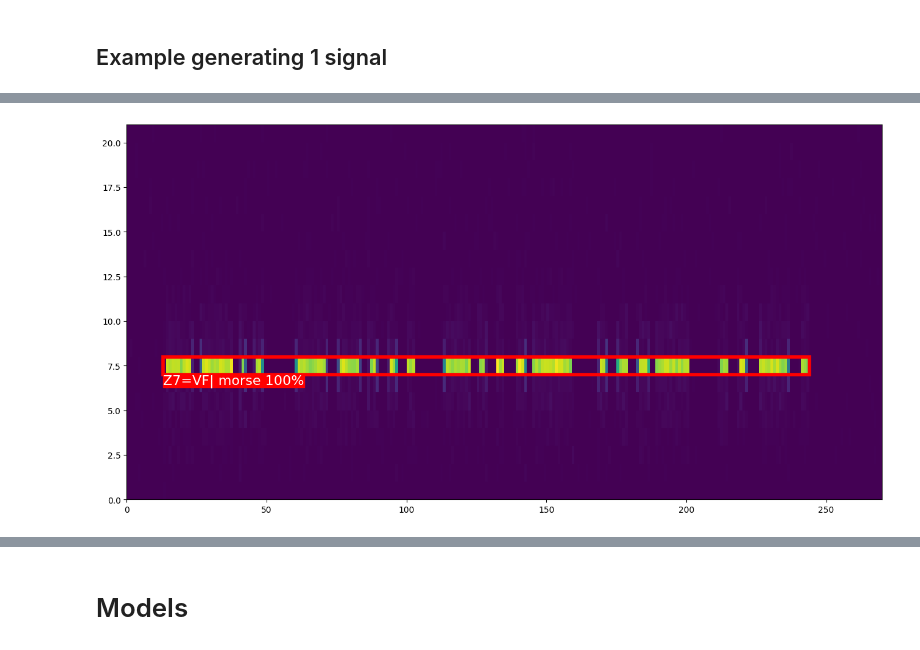
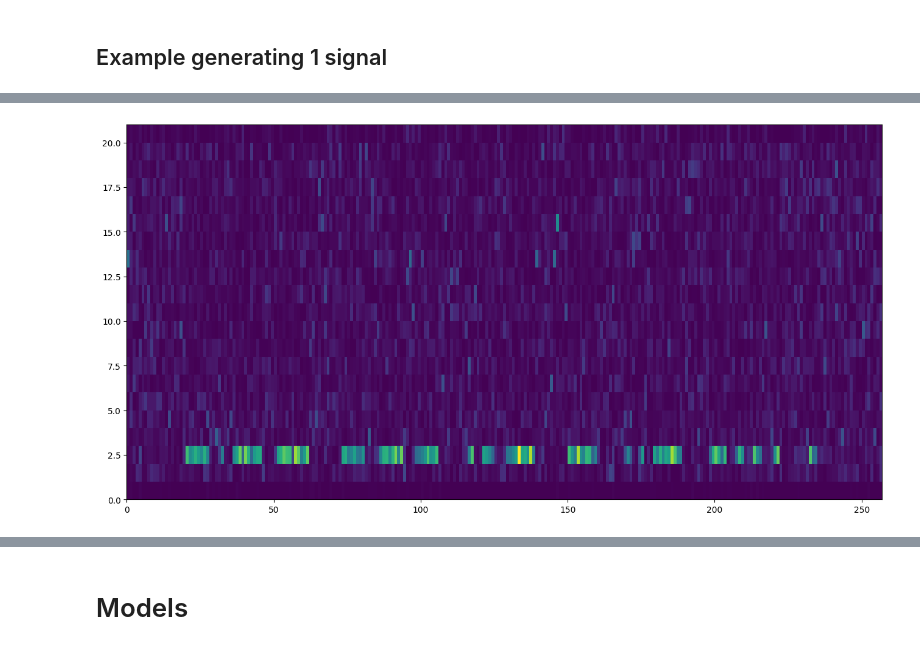
Before and after one commit to MaorAssayag/morse-deep-learning-detect-and-decode, a Jupyter notebook: morse-decoder-detector-dl.ipynb, the cells around one changed output, grey strips where cells are left out. Drawn from its saved outputs; the diff is of its cells as text; code cells hidden in the pictures.

```diff
--- a/morse-decoder-detector-dl.ipynb
+++ b/morse-decoder-detector-dl.ipynb
@@ -397,7 +397,7 @@ wpm = 18
 snrDB = random.randrange(-10, 10)
 amplitude = random.randrange(50, 200)
 
-time_domain_signal, spec, y, bbx = generate_morse_sample(sr, length, pitch, wpm, snrDB, amplitude, None)
+time_domain_signal, spec, y, bbx = generate_morse_sample(sr, length, pitch, wpm, snrDB, amplitude, "YOUTUBE")
 log.info(f"pitch: {pitch}, wpm: {wpm}, snrDB: {snrDB}, amplitude: {amplitude}, str: {y}, bbx: {bbx}")
 
 # Display spectrogram
@@ -407,24 +407,24 @@ normalized_spectrum = (spec - min_value) / (max_value - min_value)
 
 fig, ax = plt.subplots(1, figsize=(16, 8))
 plt.pcolormesh(normalized_spectrum)
-rect = patches.Rectangle(
-    (bbx[0], bbx[1]),
-    bbx[2]-bbx[0],
-    bbx[3]-bbx[1],
-    linewidth=4,
-    edgecolor='red',
-    facecolor="none",
-)
-# Add the patch to the Axes
-ax.add_patch(rect)
-plt.text(
-    bbx[0], bbx[1],
-    s=y + '| morse' + " " + str(int(100*1)) + "%",
-    color="white",
-    fontsize=16,
-    verticalalignment="top",
-    bbox={"color": 'red', "pad": 0},
-)
+# rect = patches.Rectangle(
+#     (bbx[0], bbx[1]),
+#     bbx[2]-bbx[0],
+#     bbx[3]-bbx[1],
+#     linewidth=4,
+#     edgecolor='red',
+#     facecolor="none",
+# )
+# # Add the patch to the Axes
+# ax.add_patch(rect)
+# plt.text(
+#     bbx[0], bbx[1],
+#     s=y + '| morse' + " " + str(int(100*1)) + "%",
+#     color="white",
+#     fontsize=16,
+#     verticalalignment="top",
+#     bbox={"color": 'red', "pad": 0},
+# )
 plt.show()
 
 # Save file
@@ -437,4 +437,4 @@ Audio(filename)
-[figure, old version]
+[figure, new version]
 [interactive output not drawn]
 # %% [markdown]
 # Models
```
Also changed, not shown: parts of 3 cells of this notebook, 2 other files.
